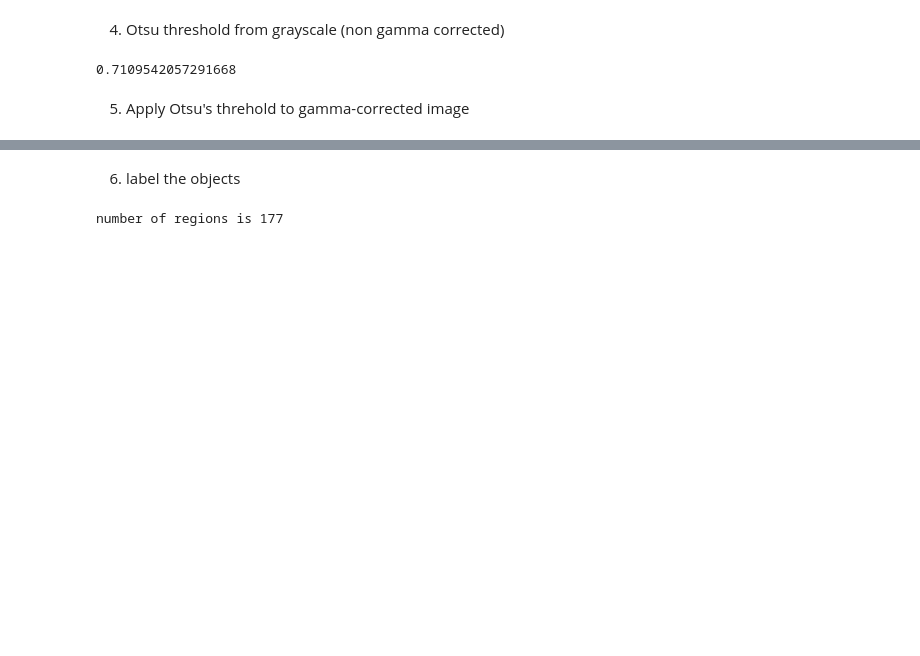
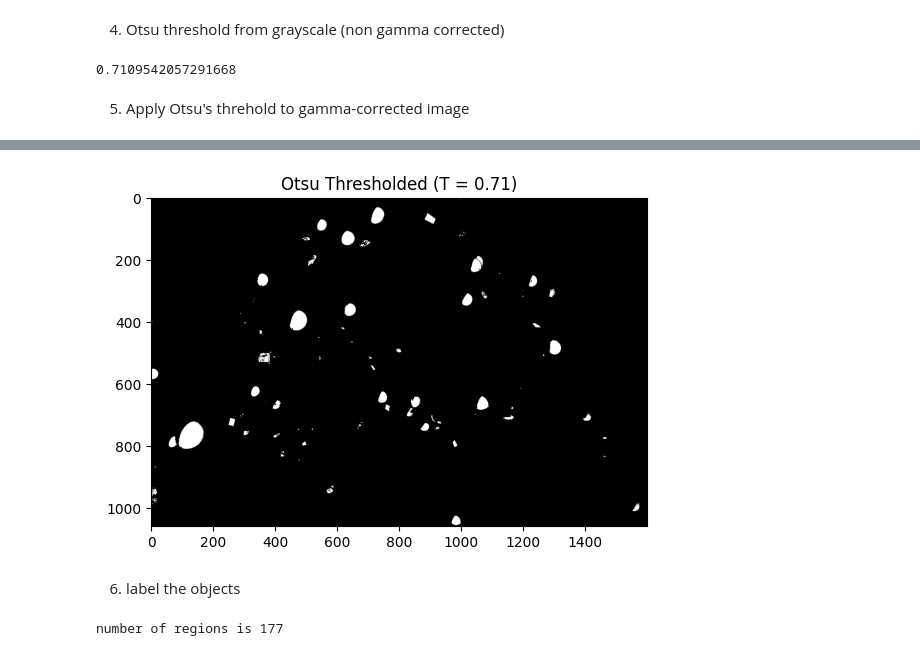
Before and after one commit to Mahsa-Goudarzi/ComputerVision, a Jupyter notebook: M3_Image Classification/Exercise3.ipynb, the cells around one changed output, grey strips where cells are left out. Drawn from its saved outputs; the diff is of its cells as text; code cells hidden in the pictures; blank space fills up the shorter version.

```diff
--- a/M3_Image Classification/Exercise3.ipynb
+++ b/M3_Image Classification/Exercise3.ipynb
@@ -75,3 +71,12 @@ print(thresh)
+# %%
+# Create binary image using the threshold
+binary_otsu_gamma = gamma_corrected <= thresh
+
+plt.imshow(binary_otsu_gamma, cmap='gray')
+plt.title(f'Otsu Thresholded (T = {thresh:.2f})')
+plt.show()
+# %% [output]
+[figure, added]
 # %% [markdown]
 6. label the objects
 # %%
```
Also changed, not shown: parts of 1 cell of this notebook.
